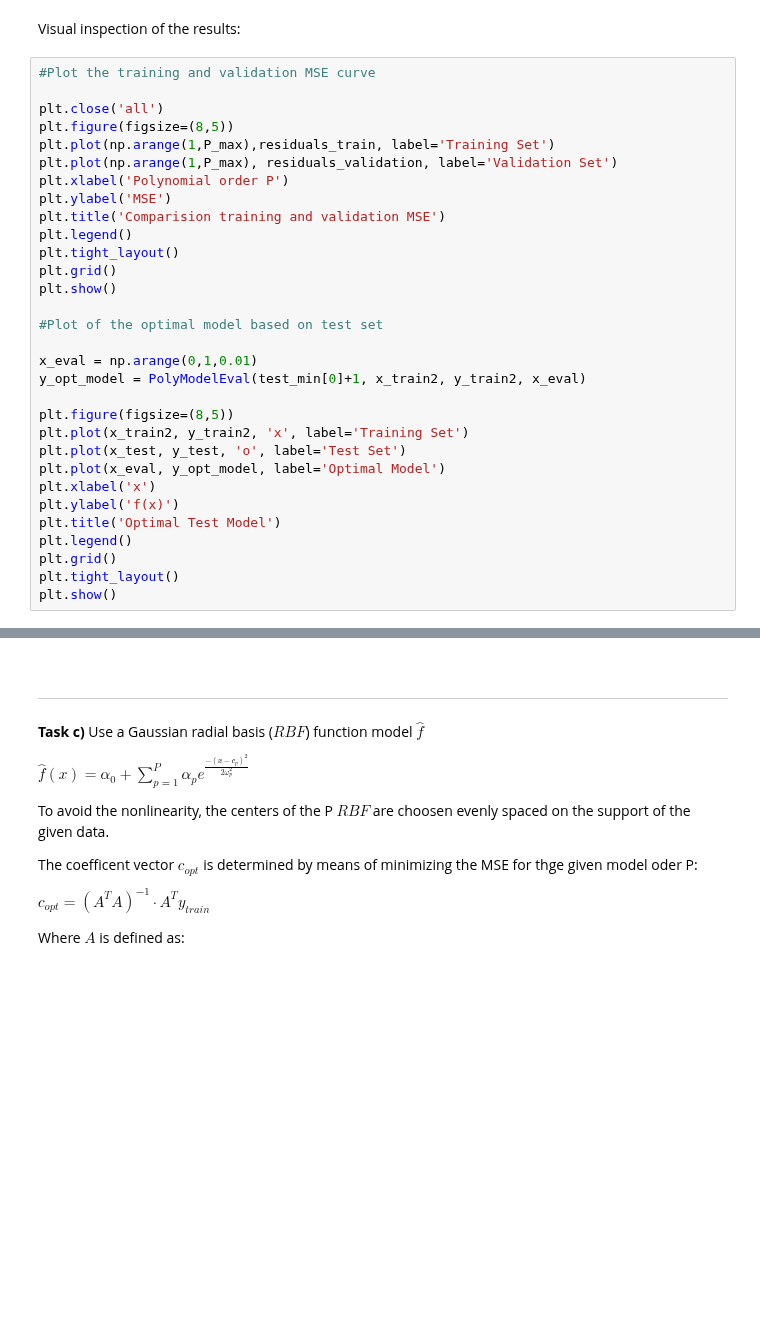
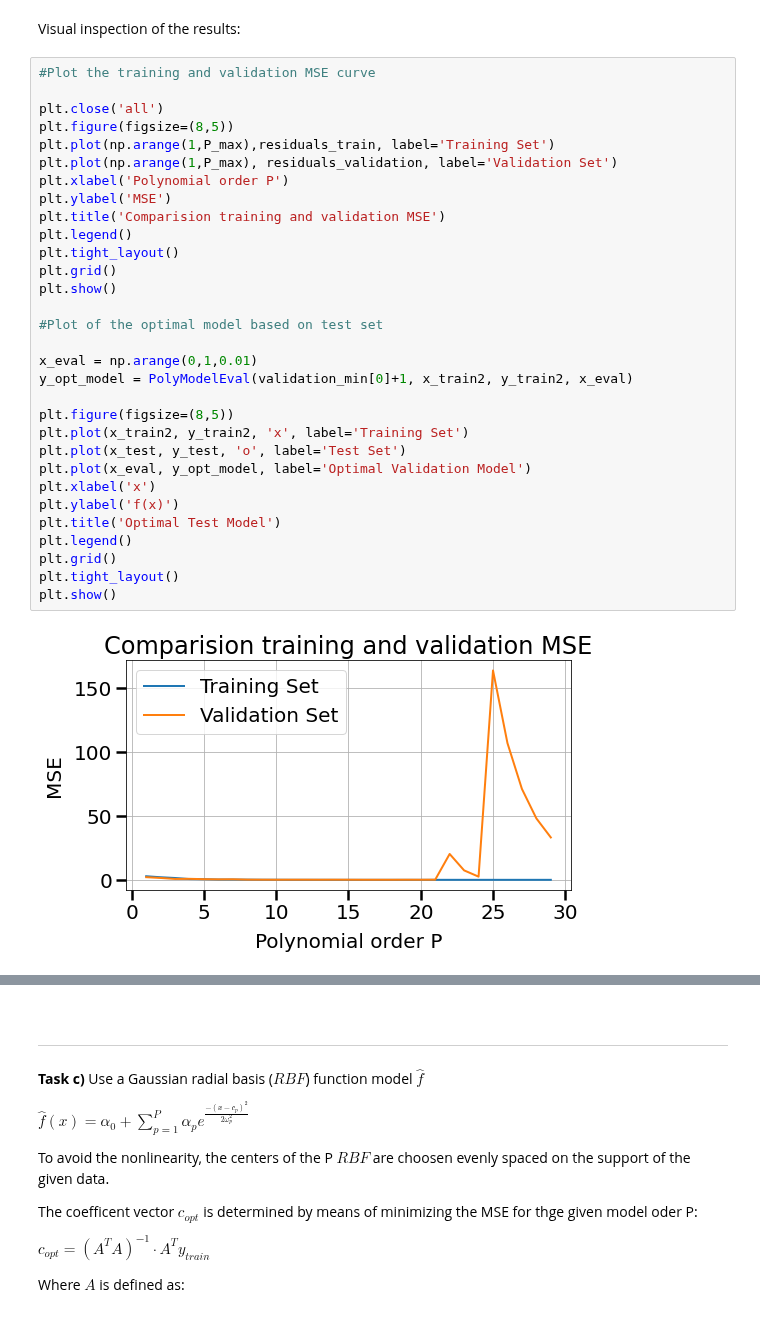
Before and after one commit to FelixSto/NSP_Assignments, a Jupyter notebook: notebooks/assignments/1-1-system-identification.ipynb, the cells around one changed output, grey strips where cells are left out. Saved outputs shown, nothing was run; the diff lists cells and outputs as text; blank space fills up the shorter version.

```diff
--- a/notebooks/assignments/1-1-system-identification.ipynb
+++ b/notebooks/assignments/1-1-system-identification.ipynb
@@ -178,31 +190,33 @@ Visual inspection of the results:
 # %%
 #Plot the training and validation MSE curve
 
 plt.close('all')
 plt.figure(figsize=(8,5))
 plt.plot(np.arange(1,P_max),residuals_train, label='Training Set')
 plt.plot(np.arange(1,P_max), residuals_validation, label='Validation Set')
 plt.xlabel('Polynomial order P')
 plt.ylabel('MSE')
 plt.title('Comparision training and validation MSE')
 plt.legend()
 plt.tight_layout()
 plt.grid()
 plt.show()
 
 #Plot of the optimal model based on test set
 
 x_eval = np.arange(0,1,0.01)
-y_opt_model = PolyModelEval(test_min[0]+1, x_train2, y_train2, x_eval)
+y_opt_model = PolyModelEval(validation_min[0]+1, x_train2, y_train2, x_eval)
 
 plt.figure(figsize=(8,5))
 plt.plot(x_train2, y_train2, 'x', label='Training Set')
 plt.plot(x_test, y_test, 'o', label='Test Set')
-plt.plot(x_eval, y_opt_model, label='Optimal Model')
+plt.plot(x_eval, y_opt_model, label='Optimal Validation Model')
 plt.xlabel('x')
 plt.ylabel('f(x)')
 plt.title('Optimal Test Model')
 plt.legend()
 plt.grid()
 plt.tight_layout()
 plt.show()
+# %% [output]
+[figure, added]
```
Also changed, not shown: parts of 7 cells of this notebook.
